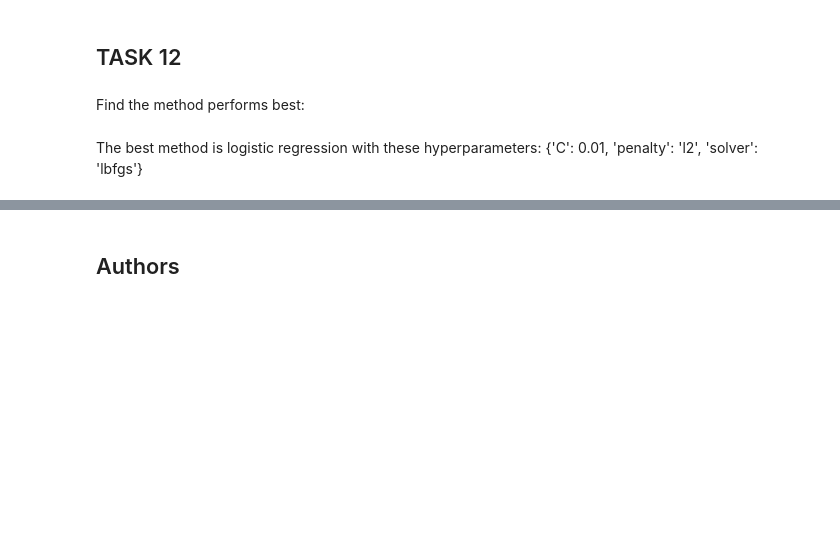
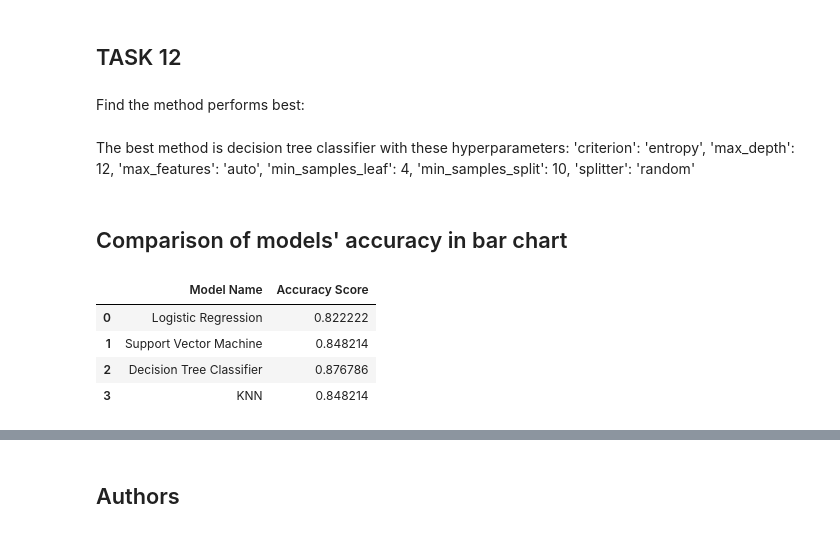
Before and after one commit to aliyusifov99/ibmcapstoneproject, a Jupyter notebook: Machine Learning Prediction.ipynb, the cells around one changed output, grey strips where cells are left out. Drawn from its saved outputs; the diff is of its cells as text; code cells hidden in the pictures; blank space fills up the shorter version.

```diff
--- a/Machine Learning Prediction.ipynb
+++ b/Machine Learning Prediction.ipynb
@@ -316,6 +316,18 @@ plot_confusion_matrix(Y_test,yhat)
 ## TASK  12
 # %% [markdown]
 Find the method performs best:
-# %% [markdown]
-The best method is logistic  regression with these hyperparameters:
-    {'C': 0.01, 'penalty': 'l2', 'solver': 'lbfgs'}
+# %% [markdown]
+The best method is decision tree classifier with these hyperparameters:
+    'criterion': 'entropy', 'max_depth': 12, 'max_features': 'auto', 'min_samples_leaf': 4, 'min_samples_split': 10, 'splitter': 'random'
+# %% [markdown]
+## Comparison of models' accuracy in bar chart
+# %%
+accuracy_score=[['Logistic Regression', 0.8222222222222222], ['Support Vector Machine', 0.8482142857142856], ['Decision Tree Classifier', 0.8767857142857143], ['KNN', 0.8482142857142858]]
+df_accuracy=pd.DataFrame(accuracy_score, columns=['Model Name', 'Accuracy Score'])
+df_accuracy
+# %% [output]
+|  | Model Name | Accuracy Score |
+| 0 | Logistic Regression | 0.822222 |
+| 1 | Support Vector Machine | 0.848214 |
+| 2 | Decision Tree Classifier | 0.876786 |
+| 3 | KNN | 0.848214 |
```
Also changed, not shown: parts of 3 cells of this notebook.
